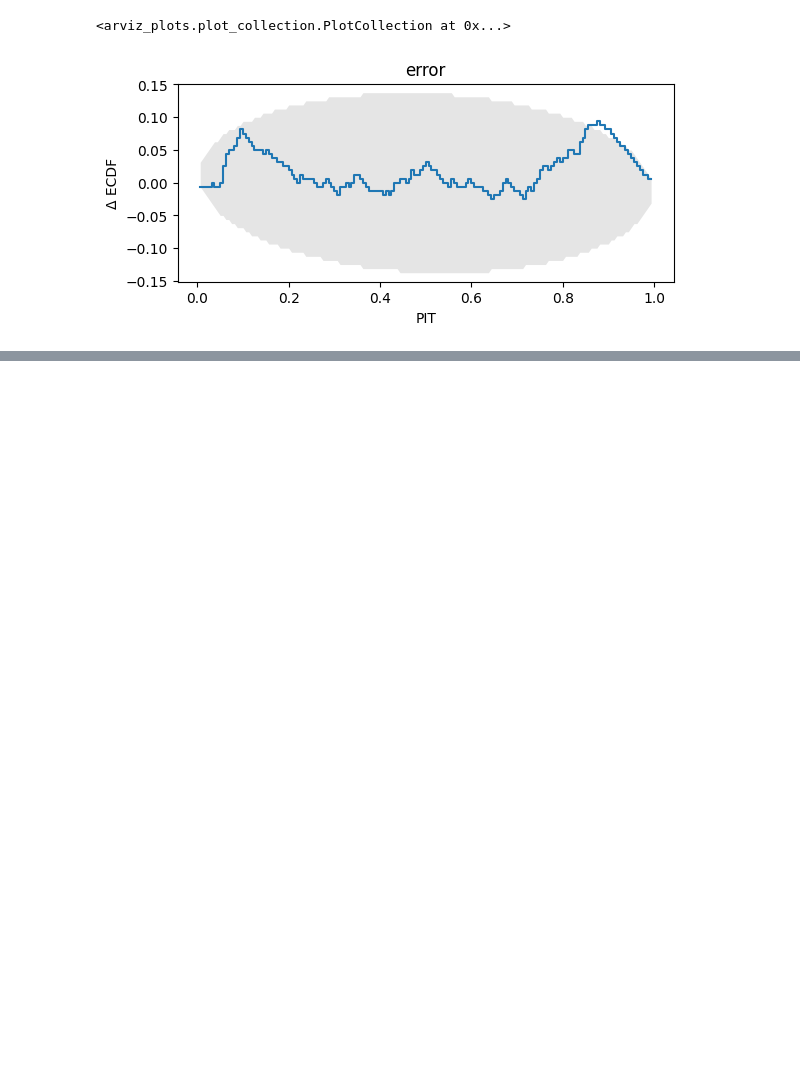
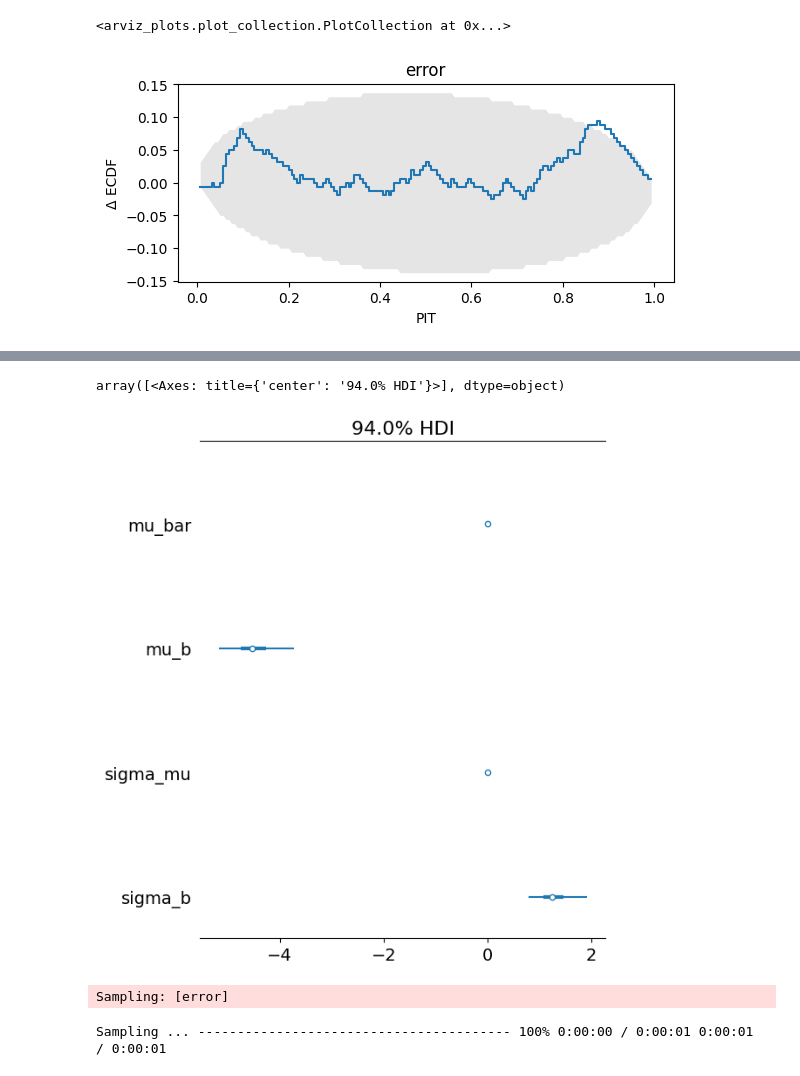
Before and after one commit to mika-long/vis-decode-analysis, a Jupyter notebook: PyMC/task2.ipynb, the cells around one changed output, grey strips where cells are left out. Cells and saved outputs as stored; diff of their text form; code cells hidden in the pictures; blank space fills up the shorter version.

```diff
--- a/PyMC/task2.ipynb
+++ b/PyMC/task2.ipynb
@@ -209,0 +332,12 @@ We will fit a Laplace model.
+# %%
+az.plot_forest(task2_x_laplace_idata, combined=True, var_names=["mu_bar", "mu_b", "sigma_mu", "sigma_b"])
+# %% [output]
+array([<Axes: title={'center': '94.0% HDI'}>], dtype=object)
+[figure, added]
+# %%
+# posterior predictive check
+with task2_x_laplace:
+    pm.sample_posterior_predictive(task2_x_laplace_idata, extend_inferencedata=True)
+# %% [output]
+Sampling: [error]
+Sampling ... ---------------------------------------- 100% 0:00:00 / 0:00:01 0:00:01 / 0:00:01
```
Also changed, not shown: parts of 11 cells of this notebook.
